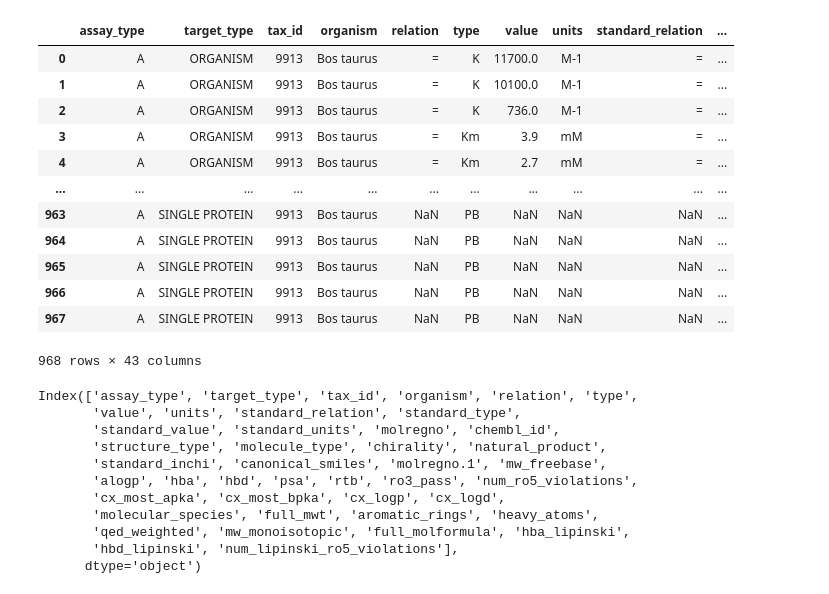
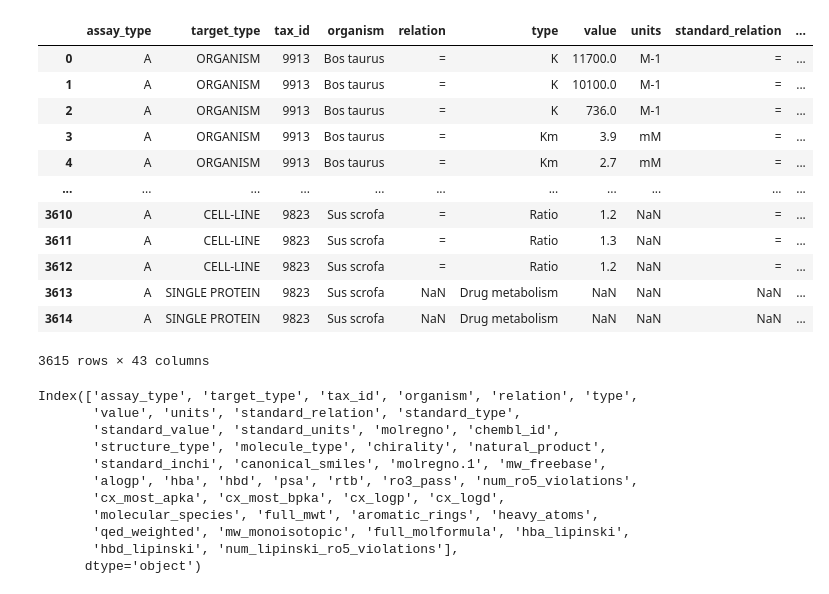
Before and after one commit to Cargill-Capstone2021/ADME-modeling-for-Cargill, a Jupyter notebook: working/data_preparation.ipynb, the cells around one changed output. Cells and saved outputs as stored; diff of their text form; code cells hidden in the pictures.

```diff
--- a/working/data_preparation.ipynb
+++ b/working/data_preparation.ipynb
@@ -2,21 +2,21 @@
 import pandas as pd
 import numpy as np
 # %%
-df_bos_taurus = pd.read_csv('bos_taurus.csv',sep=';')
+df_cattle = pd.read_csv('cattle.csv',sep=';')
-# %%
-df_bos_taurus
-# %% [output]
-|  | assay_type | target_type | tax_id | organism | relation | type | value | units | standard_relation | ... |
-| 0 | A | ORGANISM | 9913 | Bos taurus | = | K | 11700.0 | M-1 | = | ... |
-| 1 | A | ORGANISM | 9913 | Bos taurus | = | K | 10100.0 | M-1 | = | ... |
-| 2 | A | ORGANISM | 9913 | Bos taurus | = | K | 736.0 | M-1 | = | ... |
-| 3 | A | ORGANISM | 9913 | Bos taurus | = | Km | 3.9 | mM | = | ... |
-| 4 | A | ORGANISM | 9913 | Bos taurus | = | Km | 2.7 | mM | = | ... |
-| ... | ... | ... | ... | ... | ... | ... | ... | ... | ... | ... |
-| 963 | A | SINGLE PROTEIN | 9913 | Bos taurus | NaN | PB | NaN | NaN | NaN | ... |
-| 964 | A | SINGLE PROTEIN | 9913 | Bos taurus | NaN | PB | NaN | NaN | NaN | ... |
-| 965 | A | SINGLE PROTEIN | 9913 | Bos taurus | NaN | PB | NaN | NaN | NaN | ... |
-| 966 | A | SINGLE PROTEIN | 9913 | Bos taurus | NaN | PB | NaN | NaN | NaN | ... |
-| 967 | A | SINGLE PROTEIN | 9913 | Bos taurus | NaN | PB | NaN | NaN | NaN | ... |
-968 rows × 43 columns
+# %%
+df_cattle
+# %% [output]
+|  | assay_type | target_type | tax_id | organism | relation | type | value | units | standard_relation | ... |
+| 0 | A | ORGANISM | 9913 | Bos taurus | = | K | 11700.0 | M-1 | = | ... |
+| 1 | A | ORGANISM | 9913 | Bos taurus | = | K | 10100.0 | M-1 | = | ... |
+| 2 | A | ORGANISM | 9913 | Bos taurus | = | K | 736.0 | M-1 | = | ... |
+| 3 | A | ORGANISM | 9913 | Bos taurus | = | Km | 3.9 | mM | = | ... |
+| 4 | A | ORGANISM | 9913 | Bos taurus | = | Km | 2.7 | mM | = | ... |
+| ... | ... | ... | ... | ... | ... | ... | ... | ... | ... | ... |
+| 3610 | A | CELL-LINE | 9823 | Sus scrofa | = | Ratio | 1.2 | NaN | = | ... |
+| 3611 | A | CELL-LINE | 9823 | Sus scrofa | = | Ratio | 1.3 | NaN | = | ... |
+| 3612 | A | CELL-LINE | 9823 | Sus scrofa | = | Ratio | 1.2 | NaN | = | ... |
+| 3613 | A | SINGLE PROTEIN | 9823 | Sus scrofa | NaN | Drug metabolism | NaN | NaN | NaN | ... |
+| 3614 | A | SINGLE PROTEIN | 9823 | Sus scrofa | NaN | Drug metabolism | NaN | NaN | NaN | ... |
+3615 rows × 43 columns
 # %%
```
Also changed, not shown: parts of 7 cells of this notebook.
